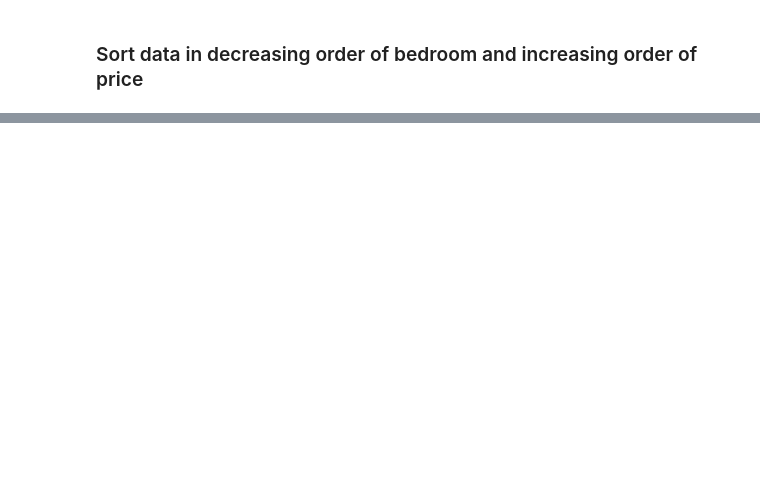
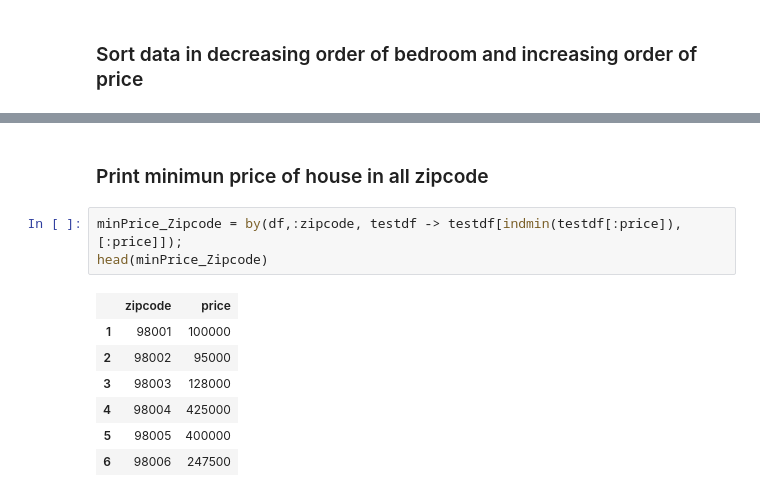
Before and after one commit to Jugaadu/Julia, a Jupyter notebook: DataFrames in Julia.ipynb, the cells around one changed output, grey strips where cells are left out. Drawn from its saved outputs; the diff is of its cells as text; blank space fills up the shorter version.

```diff
--- a/DataFrames in Julia.ipynb
+++ b/DataFrames in Julia.ipynb
@@ -240,0 +269,13 @@ dual_sort_2 = sort(df,cols = [:bedrooms,:price],rev = [true,false])
+# %% [markdown]
+### Print minimun price of house in all zipcode
+# %%
+minPrice_Zipcode = by(df,:zipcode, testdf -> testdf[indmin(testdf[:price]),[:price]]);
+head(minPrice_Zipcode)
+# %% [output]
+|  | zipcode | price |
+| 1 | 98001 | 100000 |
+| 2 | 98002 | 95000 |
+| 3 | 98003 | 128000 |
+| 4 | 98004 | 425000 |
+| 5 | 98005 | 400000 |
+| 6 | 98006 | 247500 |
```
Also changed, not shown: parts of 5 cells of this notebook.
